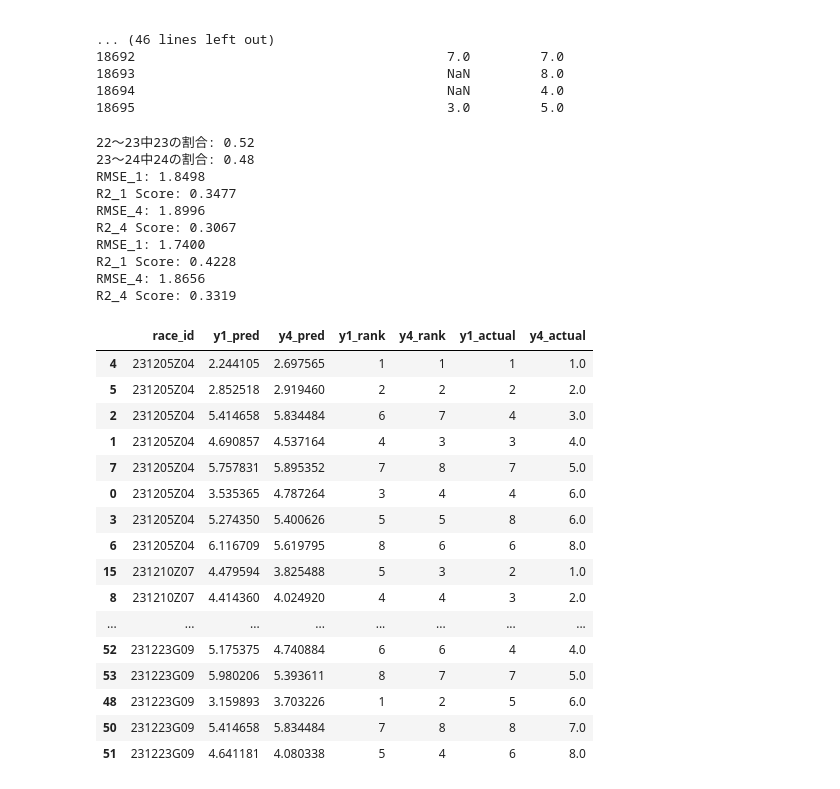
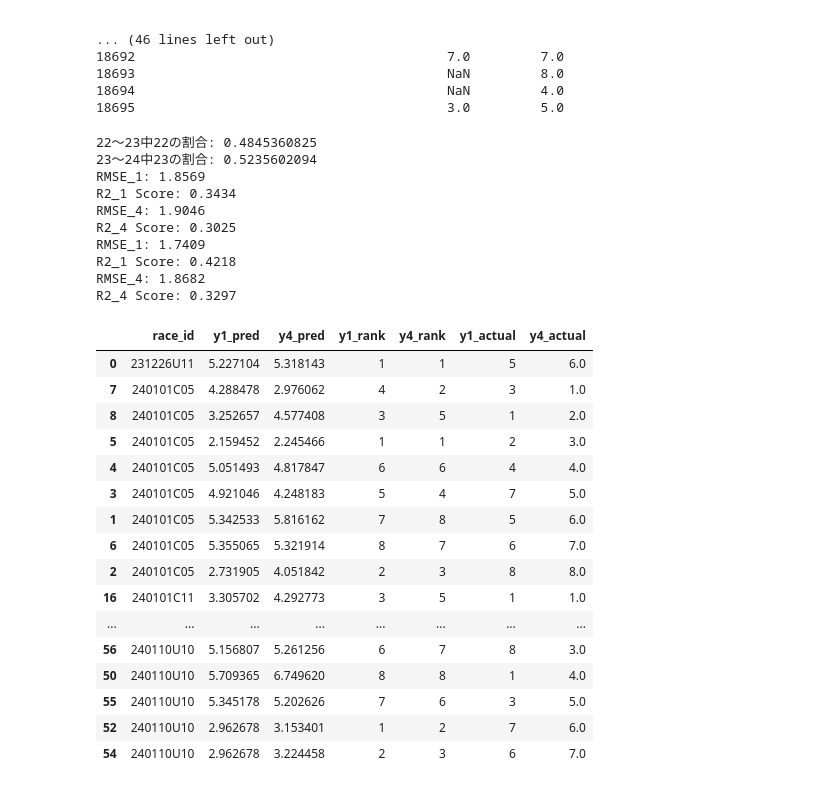
Before and after one commit to anniereon/keiba_ml, a Jupyter notebook: 通過順位の予想.ipynb, the cells around one changed output. Saved outputs shown, nothing was run; the diff lists cells and outputs as text; code cells hidden in the pictures.

```diff
--- a/通過順位の予想.ipynb
+++ b/通過順位の予想.ipynb
@@ -152,11 +149,11 @@ count_22 = (filtered_df['race_id_year'] == '22').sum()
 count_23 = (filtered_df['race_id_year'] == '23').sum()
 count_24 = (filtered_df['race_id_year'] == '24').sum()
 # 割合を計算
-rate_23 = count_23 / (count_22 + count_23)
-rate_24 = count_24 / (count_23 + count_24)
+rate_22 = round(count_22 / (count_22 + count_23), 10)
+rate_23 = round(count_23 / (count_23 + count_24), 10)
 # 結果表示
-print(f"22～23中23の割合: {rate_23:.2f}")
-print(f"23～24中24の割合: {rate_24:.2f}")
+print(f"22～23中22の割合: {rate_22:.10f}")
+print(f"23～24中23の割合: {rate_23:.10f}")
 # filtered_dfを年でさらに絞る
 year_22_23_filtered_df = filtered_df[
     (filtered_df['race_date'].dt.year >= 2022) &
@@ -178,7 +175,7 @@ x1 = year_22_23_filtered_df[[
 # 目的変数
 y1 = year_22_23_filtered_df["position_1"]
 # 学習データと検証データの分割（検証データ割合はrate_24）
-x1_train_22_23, x1_test_22_23, y1_train_22_23, y1_test_22_23 = train_test_split(x1, y1, train_size=rate_23, shuffle=False)
+x1_train_22_23, x1_test_22_23, y1_train_22_23, y1_test_22_23 = train_test_split(x1, y1, train_size=rate_22, shuffle=False)
 # モデルの学習
 model1 = xgb.XGBRegressor(
     objective='reg:squarederror',
@@ -206,7 +203,7 @@ x4 = year_22_23_filtered_df[[
 # 目的変数
 y4 = year_22_23_filtered_df["position_4"]
 # 学習データと検証データの分割
-x4_train_22_23, x4_test_22_23, y4_train_22_23, y4_test_22_23 = train_test_split(x4, y4, train_size=rate_23, shuffle=False)
+x4_train_22_23, x4_test_22_23, y4_train_22_23, y4_test_22_23 = train_test_split(x4, y4, train_size=rate_22, shuffle=False)
 # モデルの学習
 model4 = xgb.XGBRegressor(
     objective='reg:squarederror',
@@ -255,7 +252,7 @@ x1 = year_23_24_filtered_df[[
 # 目的変数
 y1 = year_23_24_filtered_df["position_1"]
 # 学習データと検証データの分割
-x1_train_23_24, x1_test_23_24, y1_train_23_24, y1_test_23_24 = train_test_split(x1, y1, train_size=rate_24, shuffle=False)
+x1_train_23_24, x1_test_23_24, y1_train_23_24, y1_test_23_24 = train_test_split(x1, y1, train_size=rate_23, shuffle=False)
 # モデルの学習
 model1 = xgb.XGBRegressor(
     objective='reg:squarederror',
@@ -283,7 +280,7 @@ x4 = year_23_24_filtered_df[[
 # 目的変数
 y4 = year_23_24_filtered_df["position_4"]
 # 学習データと検証データの分割
-x4_train_23_24, x4_test_23_24, y4_train_23_24, y4_test_23_24 = train_test_split(x4, y4, train_size=rate_24, shuffle=False)
+x4_train_23_24, x4_test_23_24, y4_train_23_24, y4_test_23_24 = train_test_split(x4, y4, train_size=rate_23, shuffle=False)
 # モデルの学習
 model4 = xgb.XGBRegressor(
     objective='reg:squarederror',
@@ -297,58 +294,58 @@ model4 = xgb.XGBRegressor(
 model4.fit(x4_train_23_24, y4_train_23_24)
 # 予測
 y4_pred_23_24 = model4.predict(x4_test_23_24)
 # y*_predの評価
 rmse1 = np.sqrt(mean_squared_error(y1_test_23_24, y1_pred_23_24))
 r2_1 = r2_score(y1_test_23_24, y1_pred_23_24)
 print(f"RMSE_1: {rmse1:.4f}")
 print(f"R2_1 Score: {r2_1:.4f}")
 rmse4 = np.sqrt(mean_squared_error(y4_test_23_24, y4_pred_23_24))
 r2_4 = r2_score(y4_test_23_24, y4_pred_23_24)
 print(f"RMSE_4: {rmse4:.4f}")
 print(f"R2_4 Score: {r2_4:.4f}")
 # y*_rankの評価
 # 予測結果を DataFrame に変換して race_id と紐付け
 y_pred_23_24_df = pd.DataFrame({
     'race_id': year_23_24_filtered_df.loc[x4_test_23_24.index, 'race_id'].values,
     'y1_pred': y1_pred_23_24,
     'y4_pred': y4_pred_23_24
 })
 # 各レースごとに予測値の小さい順に順位を振る（昇順）
 y_pred_23_24_df['y1_rank'] = y_pred_23_24_df.groupby('race_id')['y1_pred'].rank(method='first').astype(int)
 y_pred_23_24_df['y4_rank'] = y_pred_23_24_df.groupby('race_id')['y4_pred'].rank(method='first').astype(int)
 # 3. 実着順を追加
 y_pred_23_24_df['y1_actual'] = y1_test_23_24.values
 y_pred_23_24_df['y4_actual'] = y4_test_23_24.values
 
 # *****実データを出力して確認*****
 y_pred_23_24_df.sort_values(by=['race_id', 'y4_actual'], ascending=[True, True]).head(56)
 # %% [output]
-22～23中23の割合: 0.52
-23～24中24の割合: 0.48
-RMSE_1: 1.8498
-R2_1 Score: 0.3477
-RMSE_4: 1.8996
-R2_4 Score: 0.3067
-RMSE_1: 1.7400
-R2_1 Score: 0.4228
-RMSE_4: 1.8656
-R2_4 Score: 0.3319
+22～23中22の割合: 0.4845360825
+23～24中23の割合: 0.5235602094
+RMSE_1: 1.8569
+R2_1 Score: 0.3434
+RMSE_4: 1.9046
+R2_4 Score: 0.3025
+RMSE_1: 1.7409
+R2_1 Score: 0.4218
+RMSE_4: 1.8682
+R2_4 Score: 0.3297
 |  | race_id | y1_pred | y4_pred | y1_rank | y4_rank | y1_actual | y4_actual |
-| 4 | 231205Z04 | 2.244105 | 2.697565 | 1 | 1 | 1 | 1.0 |
-| 5 | 231205Z04 | 2.852518 | 2.919460 | 2 | 2 | 2 | 2.0 |
-| 2 | 231205Z04 | 5.414658 | 5.834484 | 6 | 7 | 4 | 3.0 |
-| 1 | 231205Z04 | 4.690857 | 4.537164 | 4 | 3 | 3 | 4.0 |
-| 7 | 231205Z04 | 5.757831 | 5.895352 | 7 | 8 | 7 | 5.0 |
-| 0 | 231205Z04 | 3.535365 | 4.787264 | 3 | 4 | 4 | 6.0 |
-| 3 | 231205Z04 | 5.274350 | 5.400626 | 5 | 5 | 8 | 6.0 |
-| 6 | 231205Z04 | 6.116709 | 5.619795 | 8 | 6 | 6 | 8.0 |
-| 15 | 231210Z07 | 4.479594 | 3.825488 | 5 | 3 | 2 | 1.0 |
-| 8 | 231210Z07 | 4.414360 | 4.024920 | 4 | 4 | 3 | 2.0 |
+| 0 | 231226U11 | 5.227104 | 5.318143 | 1 | 1 | 5 | 6.0 |
+| 7 | 240101C05 | 4.288478 | 2.976062 | 4 | 2 | 3 | 1.0 |
+| 8 | 240101C05 | 3.252657 | 4.577408 | 3 | 5 | 1 | 2.0 |
+| 5 | 240101C05 | 2.159452 | 2.245466 | 1 | 1 | 2 | 3.0 |
+| 4 | 240101C05 | 5.051493 | 4.817847 | 6 | 6 | 4 | 4.0 |
+| 3 | 240101C05 | 4.921046 | 4.248183 | 5 | 4 | 7 | 5.0 |
+| 1 | 240101C05 | 5.342533 | 5.816162 | 7 | 8 | 5 | 6.0 |
+| 6 | 240101C05 | 5.355065 | 5.321914 | 8 | 7 | 6 | 7.0 |
+| 2 | 240101C05 | 2.731905 | 4.051842 | 2 | 3 | 8 | 8.0 |
+| 16 | 240101C11 | 3.305702 | 4.292773 | 3 | 5 | 1 | 1.0 |
 | ... | ... | ... | ... | ... | ... | ... | ... |
-| 52 | 231223G09 | 5.175375 | 4.740884 | 6 | 6 | 4 | 4.0 |
-| 53 | 231223G09 | 5.980206 | 5.393611 | 8 | 7 | 7 | 5.0 |
-| 48 | 231223G09 | 3.159893 | 3.703226 | 1 | 2 | 5 | 6.0 |
-| 50 | 231223G09 | 5.414658 | 5.834484 | 7 | 8 | 8 | 7.0 |
-| 51 | 231223G09 | 4.641181 | 4.080338 | 5 | 4 | 6 | 8.0 |
+| 56 | 240110U10 | 5.156807 | 5.261256 | 6 | 7 | 8 | 3.0 |
+| 50 | 240110U10 | 5.709365 | 6.749620 | 8 | 8 | 1 | 4.0 |
+| 55 | 240110U10 | 5.345178 | 5.202626 | 7 | 6 | 3 | 5.0 |
+| 52 | 240110U10 | 2.962678 | 3.153401 | 1 | 2 | 7 | 6.0 |
+| 54 | 240110U10 | 2.962678 | 3.224458 | 2 | 3 | 6 | 7.0 |
 # %%
 # 予想と正解のプロット
```
Also changed, not shown: parts of 3 cells of this notebook, 1 other file.
